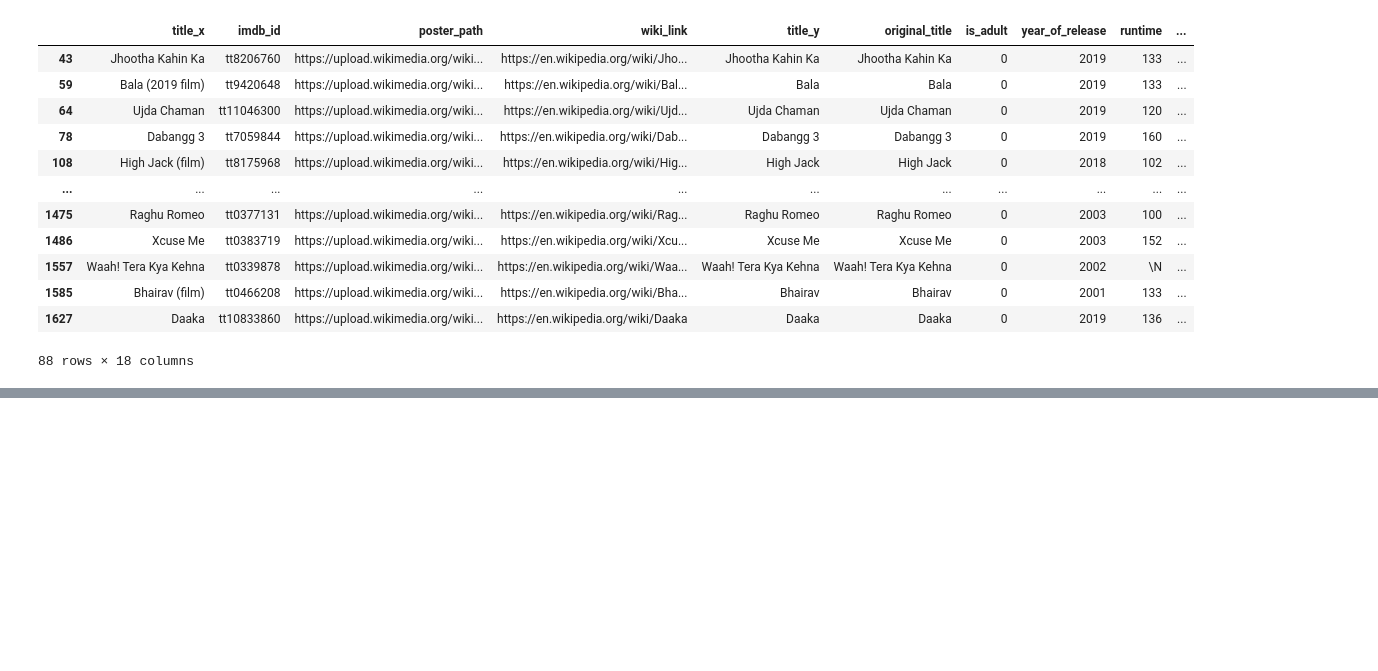
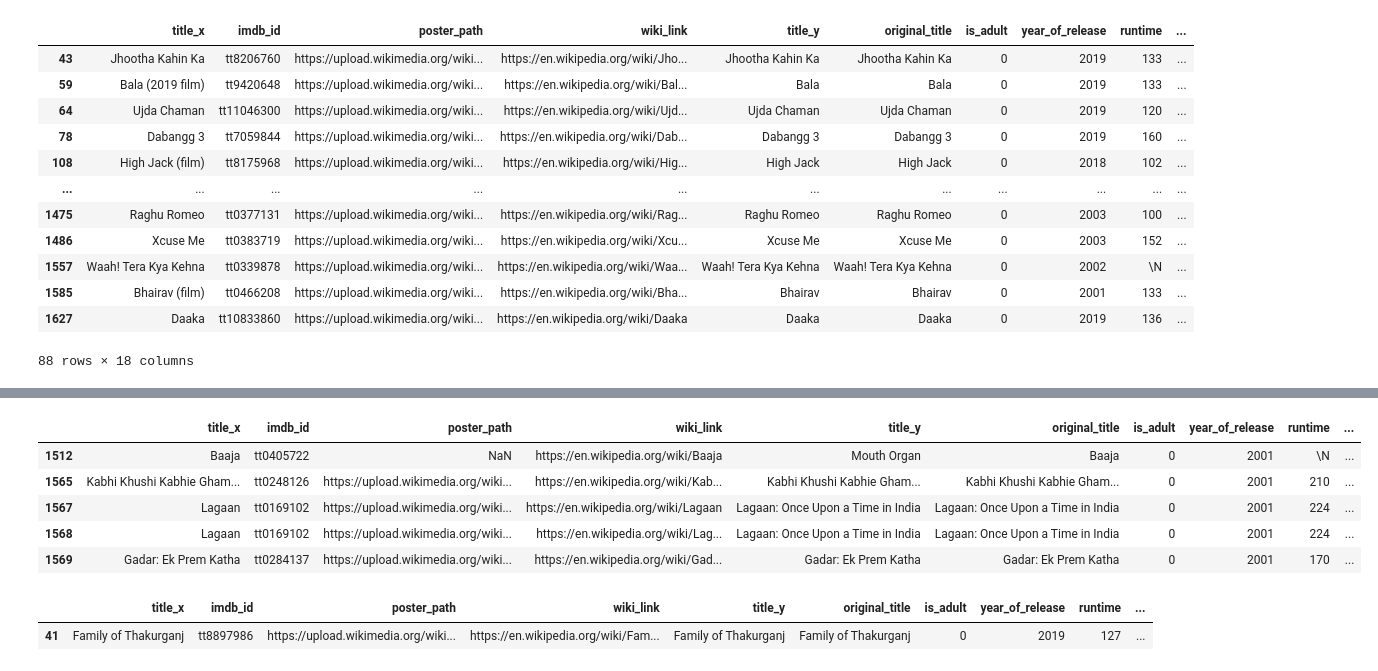
Before and after one commit to Muhammad-Waleed-Source/Pandas, a Jupyter notebook: Pandas_3_Imp_DataFrame_Methods.ipynb, the cells around one changed output, grey strips where cells are left out. Saved outputs shown, nothing was run; the diff lists cells and outputs as text; code cells hidden in the pictures; blank space fills up the shorter version.

```diff
--- a/Pandas_3_Imp_DataFrame_Methods.ipynb
+++ b/Pandas_3_Imp_DataFrame_Methods.ipynb
@@ -1193,0 +1298,16 @@ movies[movies['genres'].isin(['Action', 'Comedy'])]
+# %%
+# Oldest movies
+movies.nsmallest(5, 'year_of_release')
+# %% [output]
+|  | title_x | imdb_id | poster_path | wiki_link | title_y | original_title | is_adult | year_of_release | runtime | ... |
+| 1512 | Baaja | tt0405722 | NaN | https://en.wikipedia.org/wiki/Baaja | Mouth Organ | Baaja | 0 | 2001 | \N | ... |
+| 1565 | Kabhi Khushi Kabhie Gham... | tt0248126 | https://upload.wikimedia.org/wiki... | https://en.wikipedia.org/wiki/Kab... | Kabhi Khushi Kabhie Gham... | Kabhi Khushi Kabhie Gham... | 0 | 2001 | 210 | ... |
+| 1567 | Lagaan | tt0169102 | https://upload.wikimedia.org/wiki... | https://en.wikipedia.org/wiki/Lagaan | Lagaan: Once Upon a Time in India | Lagaan: Once Upon a Time in India | 0 | 2001 | 224 | ... |
+| 1568 | Lagaan | tt0169102 | https://upload.wikimedia.org/wiki... | https://en.wikipedia.org/wiki/Lag... | Lagaan: Once Upon a Time in India | Lagaan: Once Upon a Time in India | 0 | 2001 | 224 | ... |
+| 1569 | Gadar: Ek Prem Katha | tt0284137 | https://upload.wikimedia.org/wiki... | https://en.wikipedia.org/wiki/Gad... | Gadar: Ek Prem Katha | Gadar: Ek Prem Katha | 0 | 2001 | 170 | ... |
+# %%
+# Top rated movies
+movies.nlargest(1, 'imdb_rating')
+# %% [output]
+|  | title_x | imdb_id | poster_path | wiki_link | title_y | original_title | is_adult | year_of_release | runtime | ... |
+| 41 | Family of Thakurganj | tt8897986 | https://upload.wikimedia.org/wiki... | https://en.wikipedia.org/wiki/Fam... | Family of Thakurganj | Family of Thakurganj | 0 | 2019 | 127 | ... |
```
Also changed, not shown: parts of 13 cells of this notebook.
